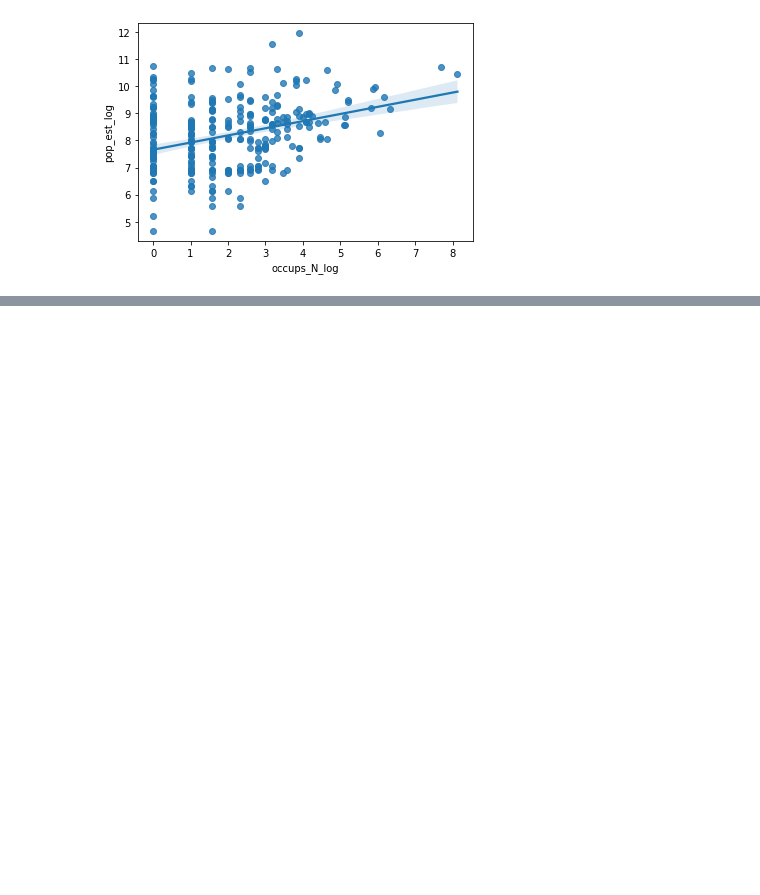
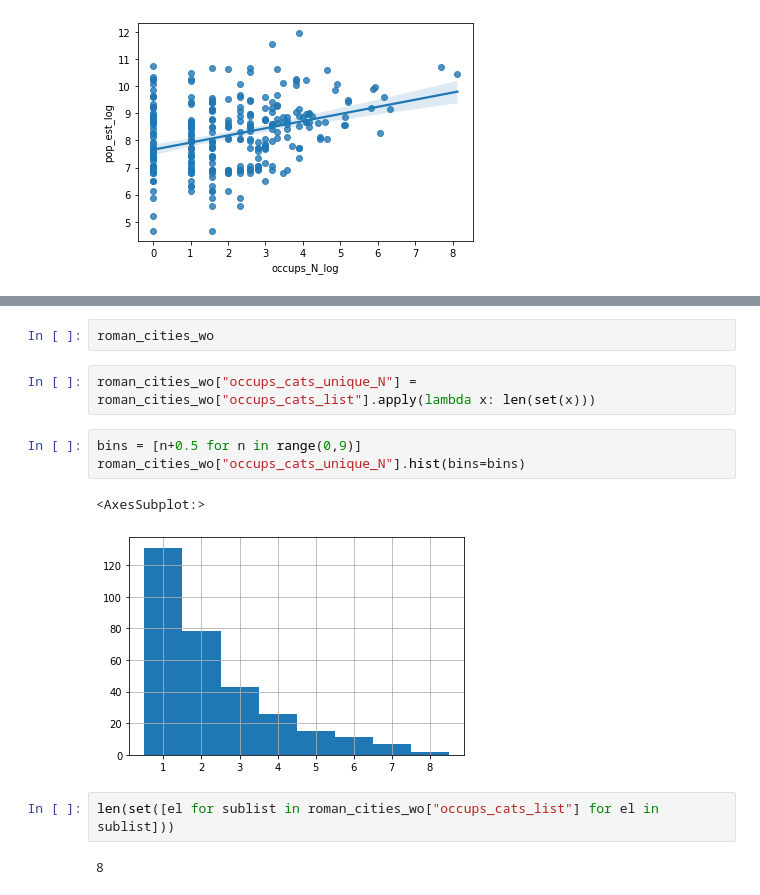
Before and after one commit to sdam-au/social_diversity, a Jupyter notebook: scripts/DIVERSITYvsSPECIALIZATION.ipynb, the cells around one changed output, grey strips where cells are left out. Drawn from its saved outputs; the diff is of its cells as text; blank space fills up the shorter version.

```diff
--- a/scripts/DIVERSITYvsSPECIALIZATION.ipynb
+++ b/scripts/DIVERSITYvsSPECIALIZATION.ipynb
@@ -250,0 +279,14 @@ sns.regplot(x="occups_N_log", y="pop_est_log", data=data)
+# %%
+roman_cities_wo
+# %%
+roman_cities_wo["occups_cats_unique_N"] = roman_cities_wo["occups_cats_list"].apply(lambda x: len(set(x)))
+# %%
+bins = [n+0.5 for n in range(0,9)]
+roman_cities_wo["occups_cats_unique_N"].hist(bins=bins)
+# %% [output]
+<AxesSubplot:>
+[figure, added]
+# %%
+len(set([el for sublist in roman_cities_wo["occups_cats_list"] for el in sublist]))
+# %% [output]
+8
```
Also changed, not shown: parts of 26 cells of this notebook.
